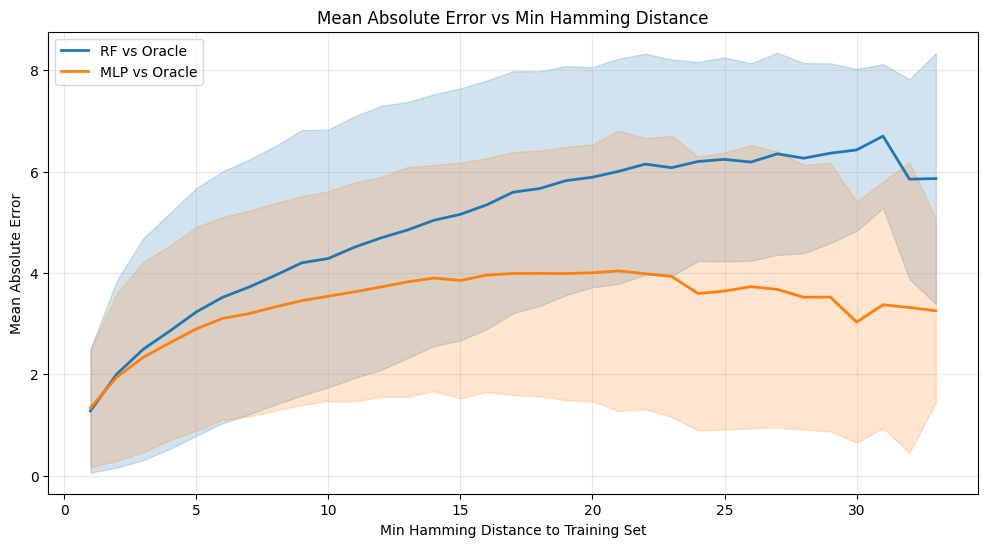
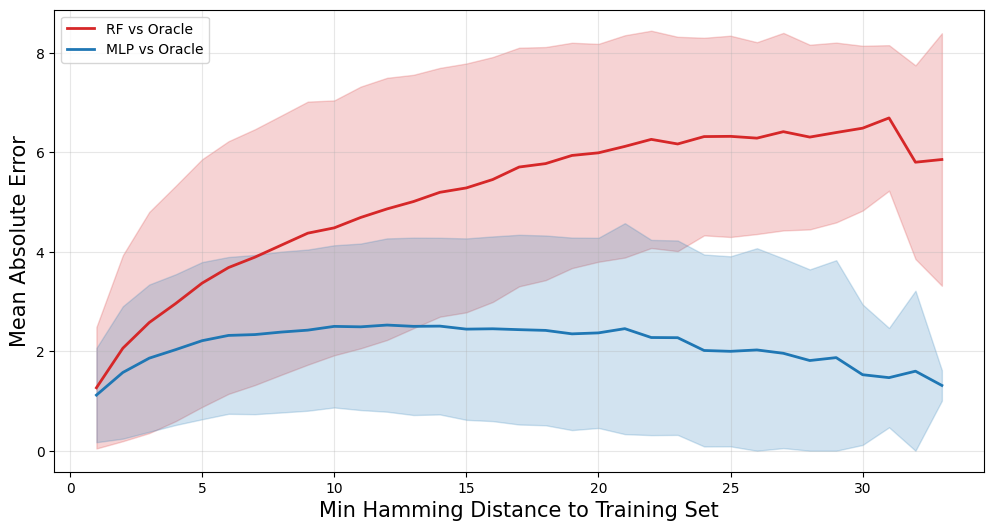
Unified diff of the notebook cell whose output changed from the first chart to the second:
--- before
+++ after
@@ -1 +1,2 @@
-plot_metrics_vs_hamming_distance(df_gb_results, target_col = 'oracle_score', rf_pred_col='rf_prediction', mlp_pred_col= 'mlp_prediction', hamming_col = 'min_hamming_distance')
+ax = plot_metrics_vs_hamming_distance(df_gb_results, target_col = 'oracle_score', rf_pred_col='rf_prediction', mlp_pred_col= 'mlp_prediction', hamming_col = 'min_hamming_distance')
+ax.get_figure().savefig('poster/plots/gb1-mean_absolute_error_vs_hamming_distance.svg', format='svg', bbox_inches='tight')

Commit: svg generation, investigation about std 0 at RL, GB1